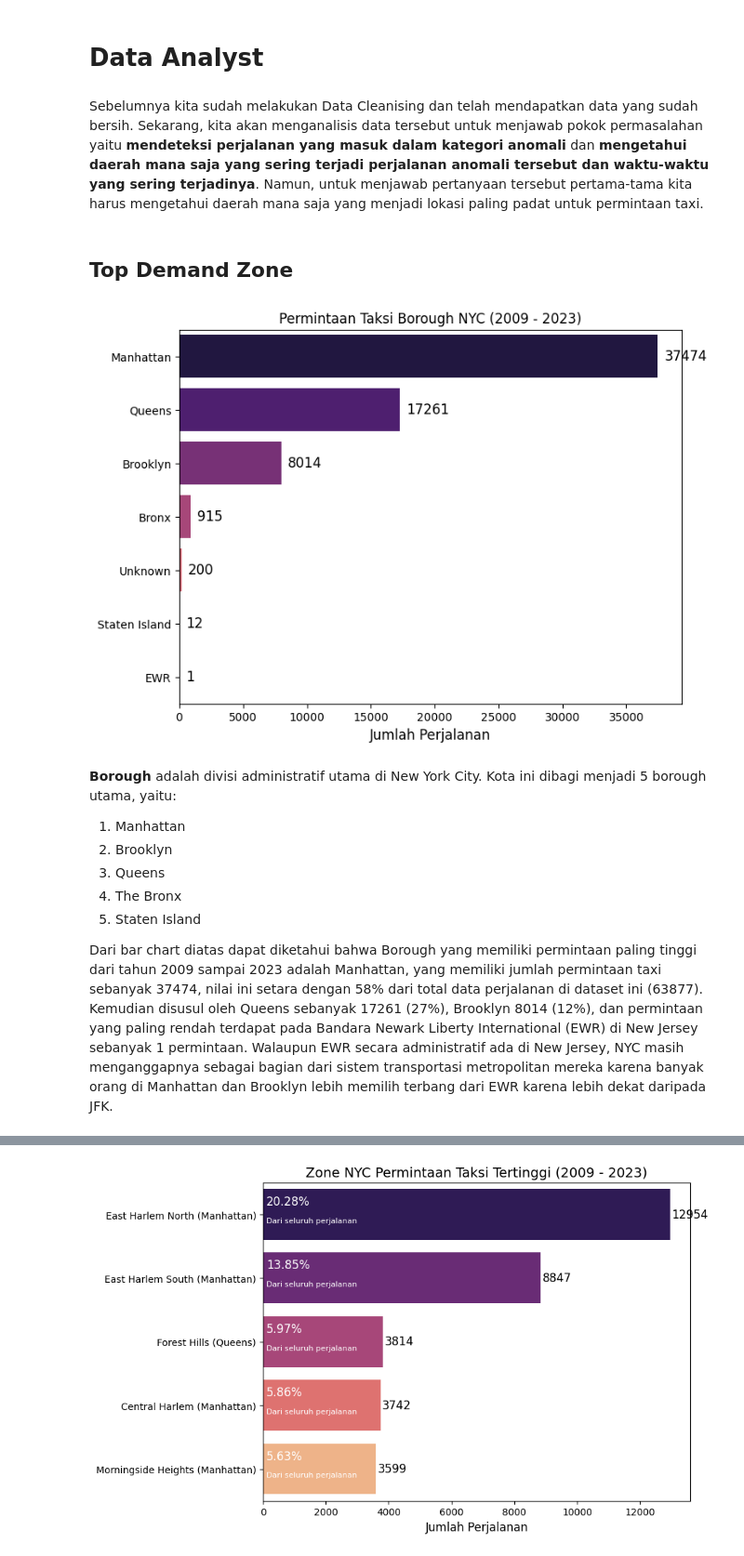
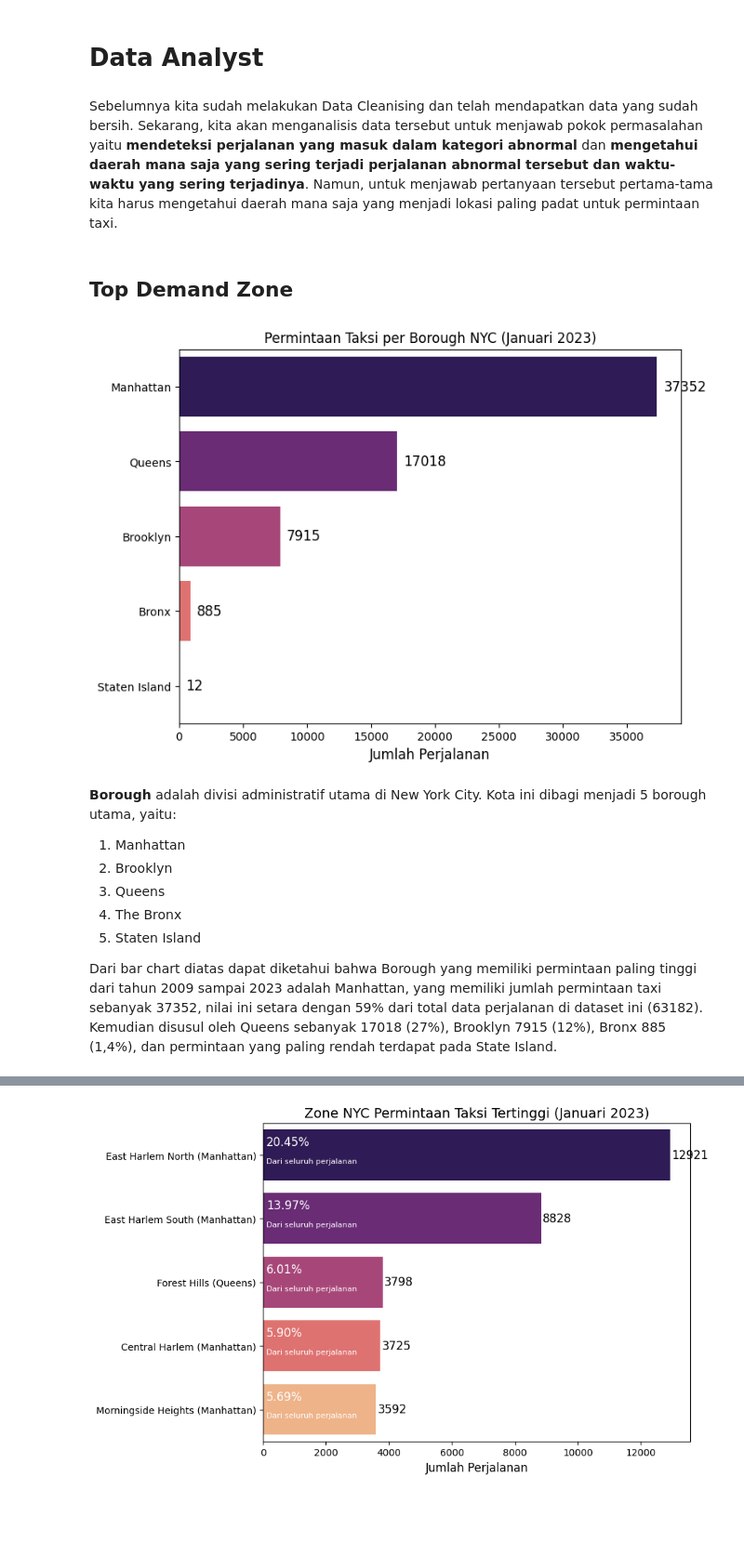
Before and after one commit to Meowstronot/New-York-City-TLC-Trip-Analyst, a Jupyter notebook: notebook/New York City TLC Trip.ipynb, the cells around one changed output, grey strips where cells are left out. Shown at 93% size. Cells and saved outputs as stored; diff of their text form; code cells hidden in the pictures; blank space fills up the shorter version.

```diff
--- a/notebook/New York City TLC Trip.ipynb
+++ b/notebook/New York City TLC Trip.ipynb
@@ -416,0 +436,2 @@ df["Trip Duration (seconds)"] = df["Trip Duration"].dt.total_seconds()
+# %%
+df = df[(df['lpep_pickup_datetime'].dt.year == 2023) & (df['lpep_pickup_datetime'].dt.month == 1)]
@@ -416,0 +459,2 @@ df["Trip Duration (seconds)"] = df["Trip Duration"].dt.total_seconds()
+# %%
+df.drop(df[(df["PULocationID"].isin([264,265])) | (df["DOLocationID"].isin([264,265])) ].index, inplace=True)
@@ -466,30 +522,30 @@ display(df.describe(), df.describe(include='object'))
 # %% [markdown]
 # Data Analyst
 # %% [markdown]
-Sebelumnya kita sudah melakukan Data Cleanising dan telah mendapatkan data yang sudah bersih. Sekarang, kita akan menganalisis data tersebut untuk menjawab pokok permasalahan yaitu **mendeteksi perjalanan yang masuk dalam kategori anomali** dan **mengetahui daerah mana saja yang sering terjadi perjalanan anomali tersebut dan waktu-waktu yang sering terjadinya**. Namun, untuk menjawab pertanyaan tersebut pertama-tama kita harus mengetahui daerah mana saja yang menjadi lokasi paling padat untuk permintaan taxi.
+Sebelumnya kita sudah melakukan Data Cleanising dan telah mendapatkan data yang sudah bersih. Sekarang, kita akan menganalisis data tersebut untuk menjawab pokok permasalahan yaitu **mendeteksi perjalanan yang masuk dalam kategori abnormal** dan **mengetahui daerah mana saja yang sering terjadi perjalanan abnormal tersebut dan waktu-waktu yang sering terjadinya**. Namun, untuk menjawab pertanyaan tersebut pertama-tama kita harus mengetahui daerah mana saja yang menjadi lokasi paling padat untuk permintaan taxi.
 # %% [markdown]
 ## Top Demand Zone
 # %%
 # Menghitung jumlah perjalanan per Borough
 top_pickup_Borough = df["Pickup Borough"].value_counts()
 
 # Membuat visualisasi
 plt.figure(figsize=(8, 6))
 ax = sns.barplot(x=top_pickup_Borough.values, y=top_pickup_Borough.index, hue=top_pickup_Borough.index, palette="magma", legend=False)
 
 # Menambahkan label nilai di atas setiap batang
 for index, value in enumerate(top_pickup_Borough.values):
     plt.text(value + 500, index, str(value), color="black", va="center", fontsize=12)
 
 # Menambahkan judul dan label
-plt.title("Permintaan Taksi Borough NYC (2009 - 2023)", fontsize=12)
+plt.title("Permintaan Taksi per Borough NYC (Januari 2023)", fontsize=12)
 plt.xlabel("Jumlah Perjalanan", fontsize=12)
 plt.ylabel("")
 
 # Menampilkan plot
 plt.show()
 # %% [output]
-[figure, old version]
+[figure, new version]
 # %% [markdown]
 **Borough** adalah divisi administratif utama di New York City. Kota ini dibagi menjadi 5 borough utama, yaitu:
 1. Manhattan
@@ -498,7 +554,7 @@ plt.show()
 1. The Bronx
 1. Staten Island
 
-Dari bar chart diatas dapat diketahui bahwa Borough yang memiliki permintaan paling tinggi dari tahun 2009 sampai 2023 adalah Manhattan, yang memiliki jumlah permintaan taxi sebanyak 37474, nilai ini setara dengan 58% dari total data perjalanan di dataset ini (63877). Kemudian disusul oleh Queens sebanyak 17261 (27%), Brooklyn 8014 (12%), dan permintaan yang paling rendah terdapat pada Bandara Newark Liberty International (EWR) di New Jersey sebanyak 1 permintaan. Walaupun EWR secara administratif ada di New Jersey, NYC masih menganggapnya sebagai bagian dari sistem transportasi metropolitan mereka karena banyak orang di Manhattan dan Brooklyn lebih memilih terbang dari EWR karena lebih dekat daripada JFK.
+Dari bar chart diatas dapat diketahui bahwa Borough yang memiliki permintaan paling tinggi dari tahun 2009 sampai 2023 adalah Manhattan, yang memiliki jumlah permintaan taxi sebanyak 37352, nilai ini setara dengan 59% dari total data perjalanan di dataset ini (63182). Kemudian disusul oleh Queens sebanyak 17018 (27%), Brooklyn 7915 (12%), Bronx 885 (1,4%), dan permintaan yang paling rendah terdapat pada State Island.
 # %%
 top_pickup_zones = df["Pickup Zone"].value_counts()
 
```
Also changed, not shown: parts of 80 cells of this notebook, 2 other files.
